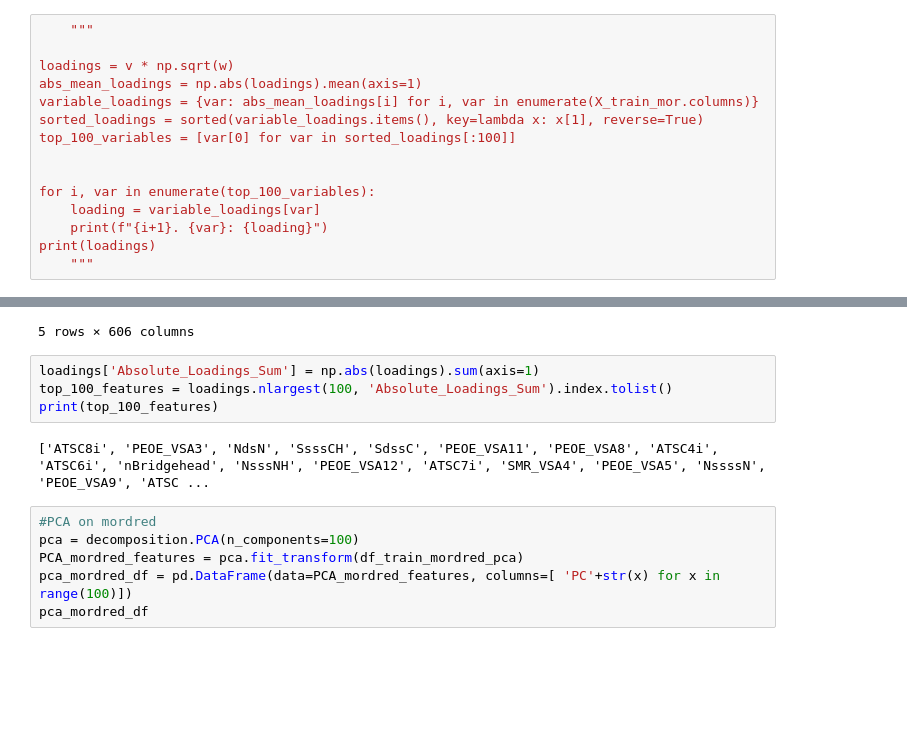
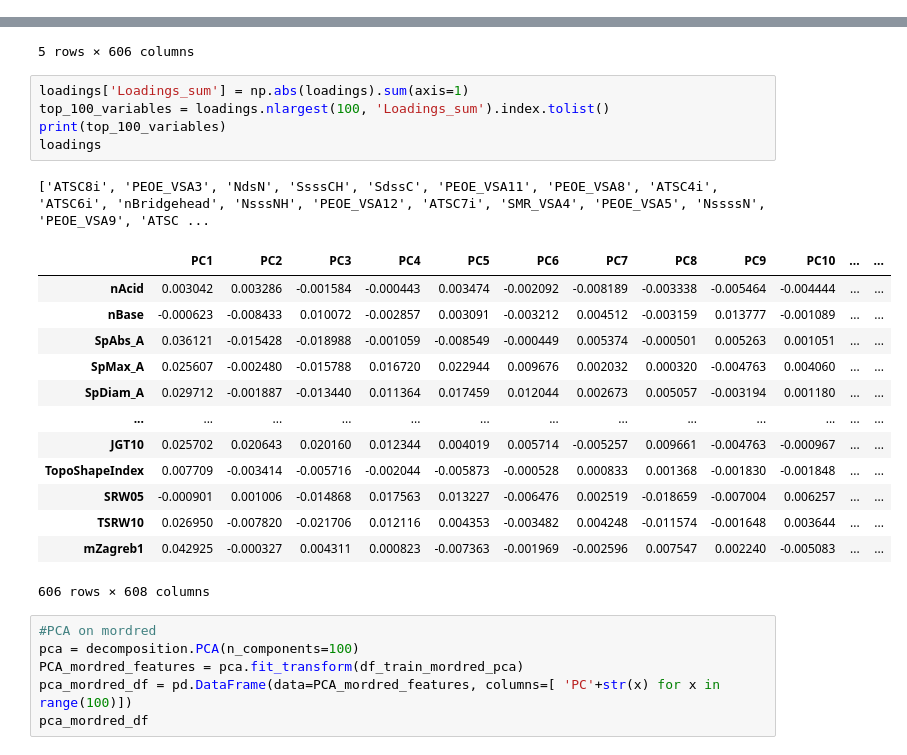
Before and after one commit to Jobs27/AP_groupassignment-, a Jupyter notebook: group_assignment_inhibitor_classifier.ipynb, the cells around one changed output, grey strips where cells are left out. Cells and saved outputs as stored; diff of their text form; blank space fills up the shorter version.

```diff
--- a/group_assignment_inhibitor_classifier.ipynb
+++ b/group_assignment_inhibitor_classifier.ipynb
@@ -174,18 +174,3 @@ plt.title('Cumulative percentage explained against number of components')
 plt.show()
 # %% [output]
 [figure]
-# %%
-    """
-
-loadings = v * np.sqrt(w)
-abs_mean_loadings = np.abs(loadings).mean(axis=1)
-variable_loadings = {var: abs_mean_loadings[i] for i, var in enumerate(X_train_mor.columns)}
-sorted_loadings = sorted(variable_loadings.items(), key=lambda x: x[1], reverse=True)
-top_100_variables = [var[0] for var in sorted_loadings[:100]]
-
-
-for i, var in enumerate(top_100_variables):
-    loading = variable_loadings[var]
-    print(f"{i+1}. {var}: {loading}")
-print(loadings)
-    """
@@ -218,11 +201,25 @@ loadings.head()
 | SpDiam_A | 0.029712 | -0.001887 | -0.013440 | 0.011364 | 0.017459 | 0.012044 | 0.002673 | 0.005057 | -0.003194 | 0.001180 | ... | ... |
 5 rows × 606 columns
 # %%
-loadings['Absolute_Loadings_Sum'] = np.abs(loadings).sum(axis=1)
-top_100_features = loadings.nlargest(100, 'Absolute_Loadings_Sum').index.tolist()
-print(top_100_features)
+loadings['Loadings_sum'] = np.abs(loadings).sum(axis=1)
+top_100_variables = loadings.nlargest(100, 'Loadings_sum').index.tolist()
+print(top_100_variables)
+loadings
 # %% [output]
 ['ATSC8i', 'PEOE_VSA3', 'NdsN', 'SsssCH', 'SdssC', 'PEOE_VSA11', 'PEOE_VSA8', 'ATSC4i', 'ATSC6i', 'nBridgehead', 'NsssNH', 'PEOE_VSA12', 'ATSC7i', 'SMR_VSA4', 'PEOE_VSA5', 'NssssN', 'PEOE_VSA9', 'ATSC ...
+|  | PC1 | PC2 | PC3 | PC4 | PC5 | PC6 | PC7 | PC8 | PC9 | PC10 | ... | ... |
+| nAcid | 0.003042 | 0.003286 | -0.001584 | -0.000443 | 0.003474 | -0.002092 | -0.008189 | -0.003338 | -0.005464 | -0.004444 | ... | ... |
+| nBase | -0.000623 | -0.008433 | 0.010072 | -0.002857 | 0.003091 | -0.003212 | 0.004512 | -0.003159 | 0.013777 | -0.001089 | ... | ... |
+| SpAbs_A | 0.036121 | -0.015428 | -0.018988 | -0.001059 | -0.008549 | -0.000449 | 0.005374 | -0.000501 | 0.005263 | 0.001051 | ... | ... |
+| SpMax_A | 0.025607 | -0.002480 | -0.015788 | 0.016720 | 0.022944 | 0.009676 | 0.002032 | 0.000320 | -0.004763 | 0.004060 | ... | ... |
+| SpDiam_A | 0.029712 | -0.001887 | -0.013440 | 0.011364 | 0.017459 | 0.012044 | 0.002673 | 0.005057 | -0.003194 | 0.001180 | ... | ... |
+| ... | ... | ... | ... | ... | ... | ... | ... | ... | ... | ... | ... | ... |
+| JGT10 | 0.025702 | 0.020643 | 0.020160 | 0.012344 | 0.004019 | 0.005714 | -0.005257 | 0.009661 | -0.004763 | -0.000967 | ... | ... |
+| TopoShapeIndex | 0.007709 | -0.003414 | -0.005716 | -0.002044 | -0.005873 | -0.000528 | 0.000833 | 0.001368 | -0.001830 | -0.001848 | ... | ... |
+| SRW05 | -0.000901 | 0.001006 | -0.014868 | 0.017563 | 0.013227 | -0.006476 | 0.002519 | -0.018659 | -0.007004 | 0.006257 | ... | ... |
+| TSRW10 | 0.026950 | -0.007820 | -0.021706 | 0.012116 | 0.004353 | -0.003482 | 0.004248 | -0.011574 | -0.001648 | 0.003644 | ... | ... |
+| mZagreb1 | 0.042925 | -0.000327 | 0.004311 | 0.000823 | -0.007363 | -0.001969 | -0.002596 | 0.007547 | 0.002240 | -0.005083 | ... | ... |
+606 rows × 608 columns
 # %%
 #PCA on mordred
 pca = decomposition.PCA(n_components=100)
```
Also changed, not shown: parts of 1 cell of this notebook.
